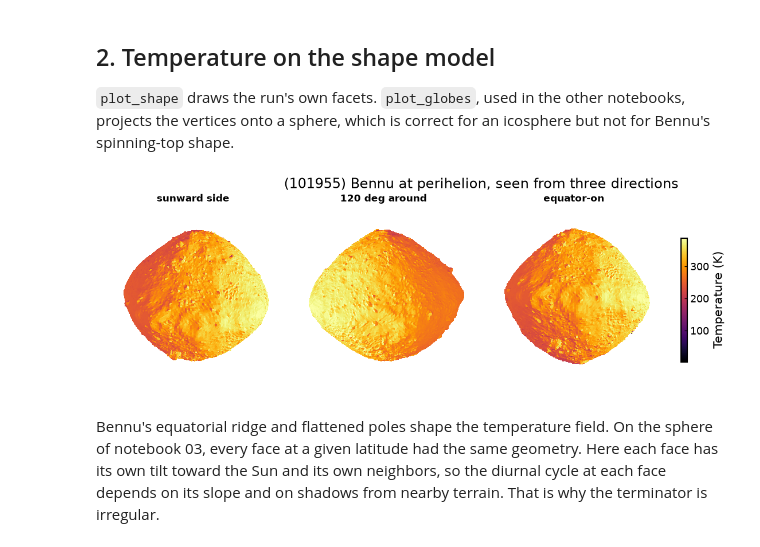
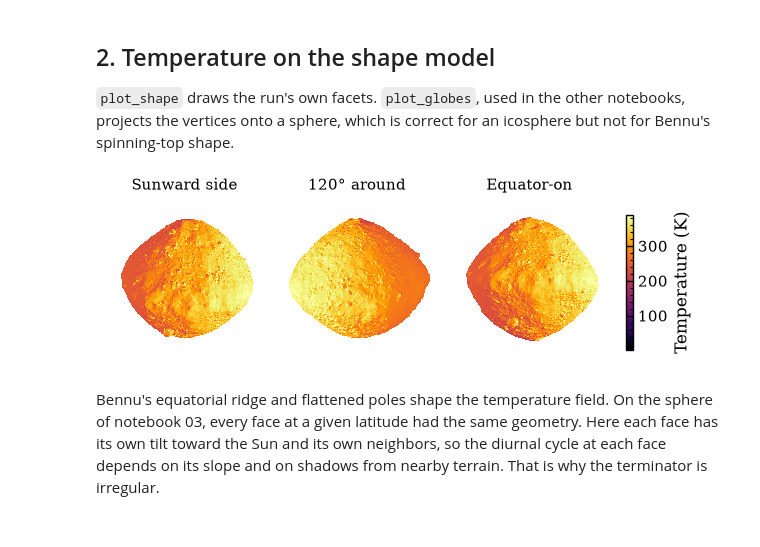
Before and after one commit to phayne/ptm3d, a Jupyter notebook: docs/tutorials/notebooks/04_asteroid_spice.ipynb, the cells around one changed output. Drawn from its saved outputs; the diff is of its cells as text; code cells hidden in the pictures.

```diff
--- a/docs/tutorials/notebooks/04_asteroid_spice.ipynb
+++ b/docs/tutorials/notebooks/04_asteroid_spice.ipynb
@@ -75,13 +78,12 @@ Cleanup completed successfully
 notebooks, projects the vertices onto a sphere, which is correct for an icosphere but not for
 Bennu's spinning-top shape.
 # %%
-VIEWS = [(20, 155, "sunward side"), (20, 275, "120 deg around"), (0, 155, "equator-on")]
-fig = peri.plot_shape(step=144, views=VIEWS, figsize=(12.6, 3.8),
-                      suptitle="(101955) Bennu at perihelion, seen from three directions")
+VIEWS = [(20, 155, "Sunward side"), (20, 275, "120° around"), (0, 155, "Equator-on")]
+fig = peri.plot_shape(step=144, views=VIEWS, figsize=(plots.DOUBLE_W, 2.6))
 for panel in fig.axes[:len(VIEWS)]:
     panel.set_box_aspect((1, 1, 1), zoom=1.4)   # fill the panel with the body
 # %% [output]
-[figure, old version]
+[figure, new version]
 # %% [markdown]
 Bennu's equatorial ridge and flattened poles shape the temperature field. On the sphere of
 notebook 03, every face at a given latitude had the same geometry. Here each face has its own tilt
```
Also changed, not shown: parts of 7 cells of this notebook.
